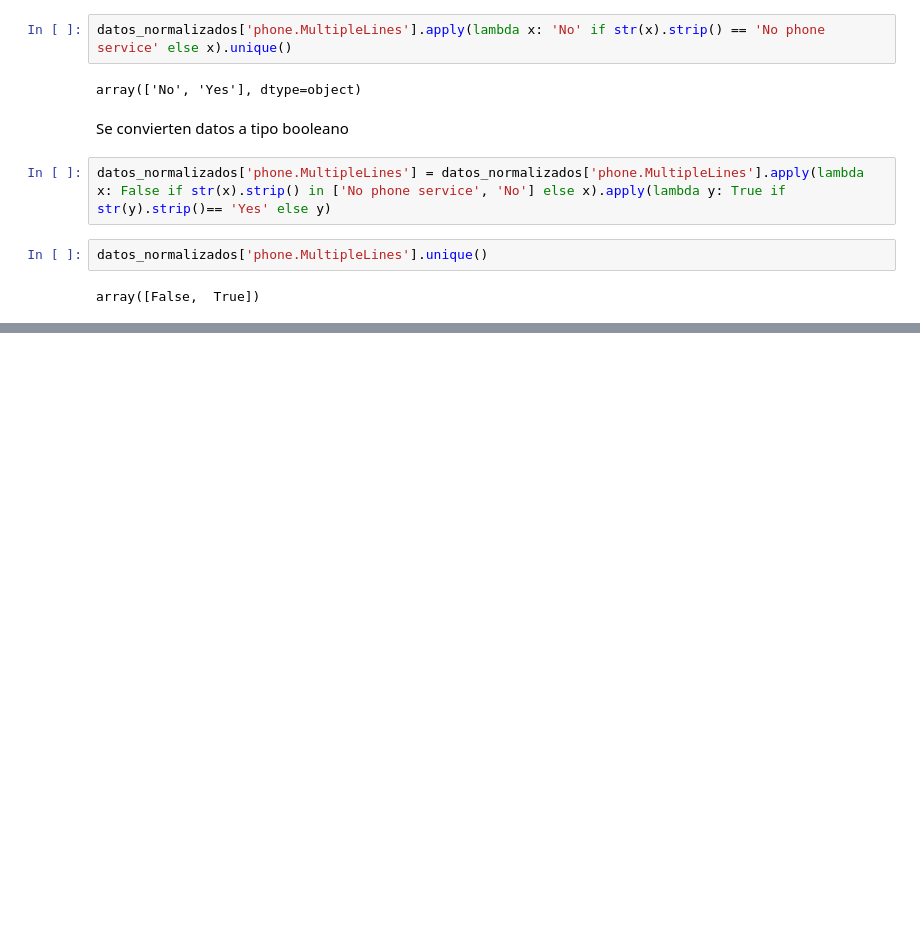
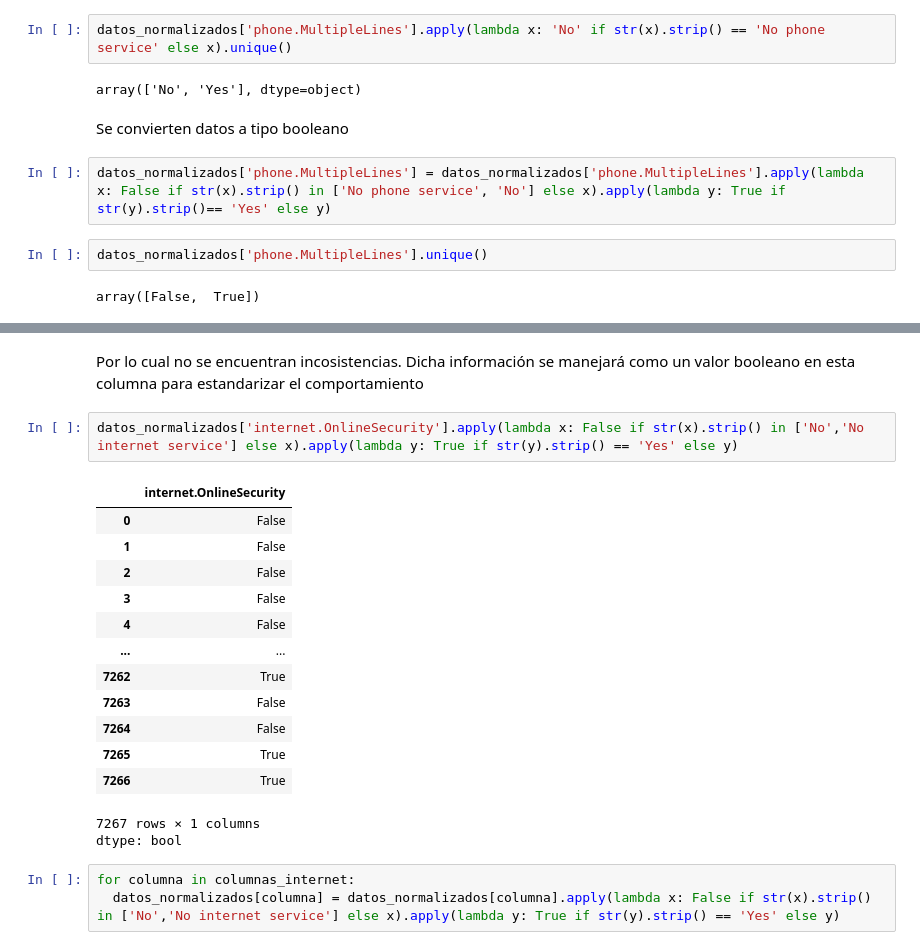
Before and after one commit to MiguelFigueroa02/Challenge_Telecom_X_Evasion_Clientes, a Jupyter notebook: telecomx_latam.ipynb, the cells around one changed output, grey strips where cells are left out. Drawn from its saved outputs; the diff is of its cells as text; blank space fills up the shorter version.

```diff
--- a/telecomx_latam.ipynb
+++ b/telecomx_latam.ipynb
@@ -299,0 +366,22 @@ array([False,  True])
+# %% [markdown]
+Por lo cual no se encuentran incosistencias. Dicha información se manejará como un valor booleano en esta columna para estandarizar el comportamiento
+# %%
+datos_normalizados['internet.OnlineSecurity'].apply(lambda x: False if str(x).strip() in ['No','No internet service'] else x).apply(lambda y: True if str(y).strip() == 'Yes' else y)
+# %% [output]
+|  | internet.OnlineSecurity |
+| 0 | False |
+| 1 | False |
+| 2 | False |
+| 3 | False |
+| 4 | False |
+| ... | ... |
+| 7262 | True |
+| 7263 | False |
+| 7264 | False |
+| 7265 | True |
+| 7266 | True |
+7267 rows × 1 columns
+dtype: bool
+# %%
+for columna in columnas_internet:
+  datos_normalizados[columna] = datos_normalizados[columna].apply(lambda x: False if str(x).strip() in ['No','No internet service'] else x).apply(lambda y: True if str(y).strip() == 'Yes' else y)
```
Also changed, not shown: parts of 12 cells of this notebook.
